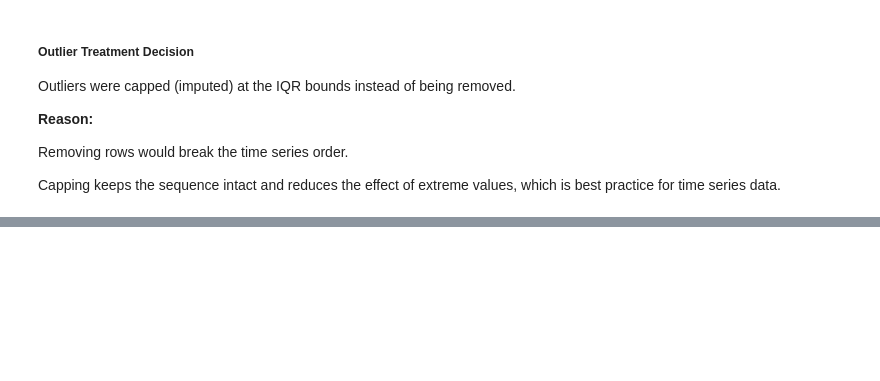
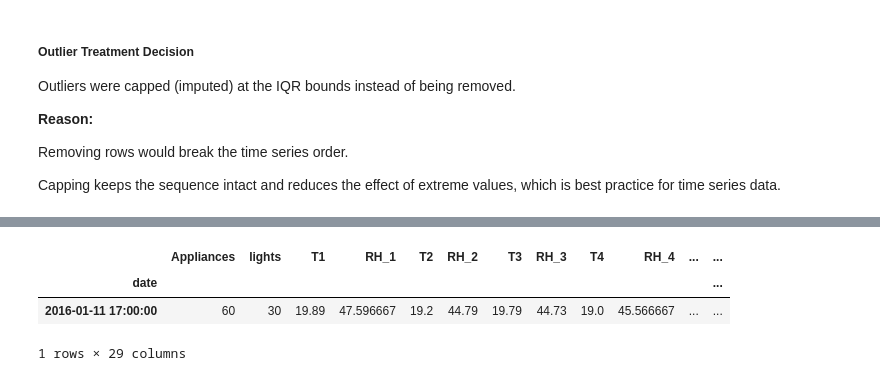
Before and after one commit to Madushani-Weerasekara/appliance_energy_prediction, a Jupyter notebook: notebooks/EDA.ipynb, the cells around one changed output, grey strips where cells are left out. Cells and saved outputs as stored; diff of their text form; code cells hidden in the pictures; blank space fills up the shorter version.

```diff
--- a/notebooks/EDA.ipynb
+++ b/notebooks/EDA.ipynb
@@ -608,0 +597,7 @@ Capping keeps the sequence intact and reduces the effect of extreme values, whic
+# %%
+df.head(1)
+# %% [output]
+|  | Appliances | lights | T1 | RH_1 | T2 | RH_2 | T3 | RH_3 | T4 | RH_4 | ... | ... |
+| date |  |  |  |  |  |  |  |  |  |  |  | ... |
+| 2016-01-11 17:00:00 | 60 | 30 | 19.89 | 47.596667 | 19.2 | 44.79 | 19.79 | 44.73 | 19.0 | 45.566667 | ... | ... |
+1 rows × 29 columns
```
Also changed, not shown: parts of 32 cells of this notebook, 16 other files.
